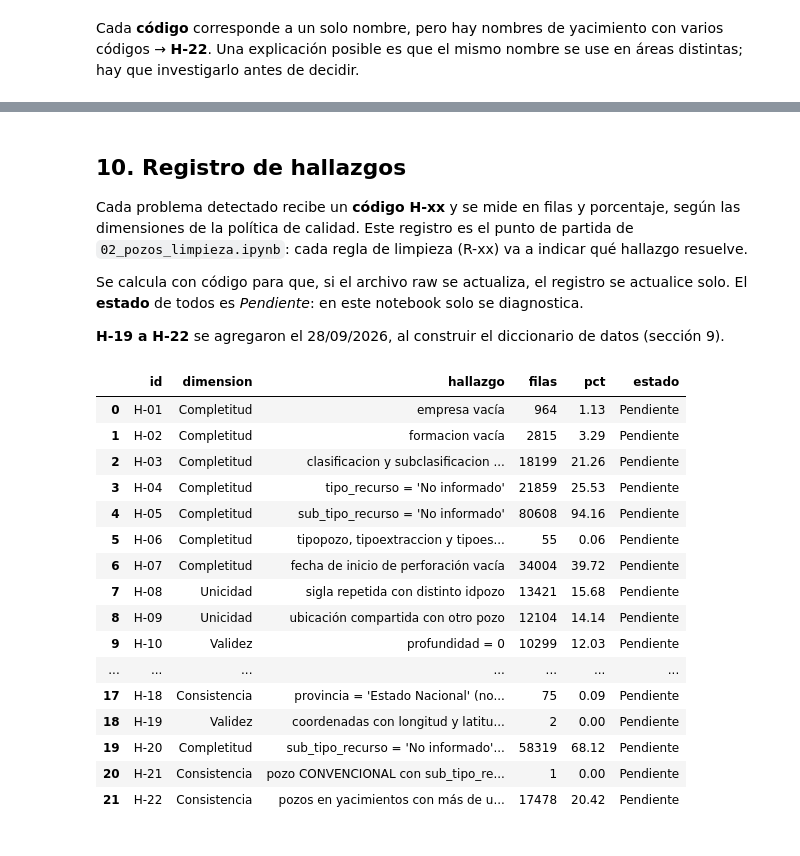
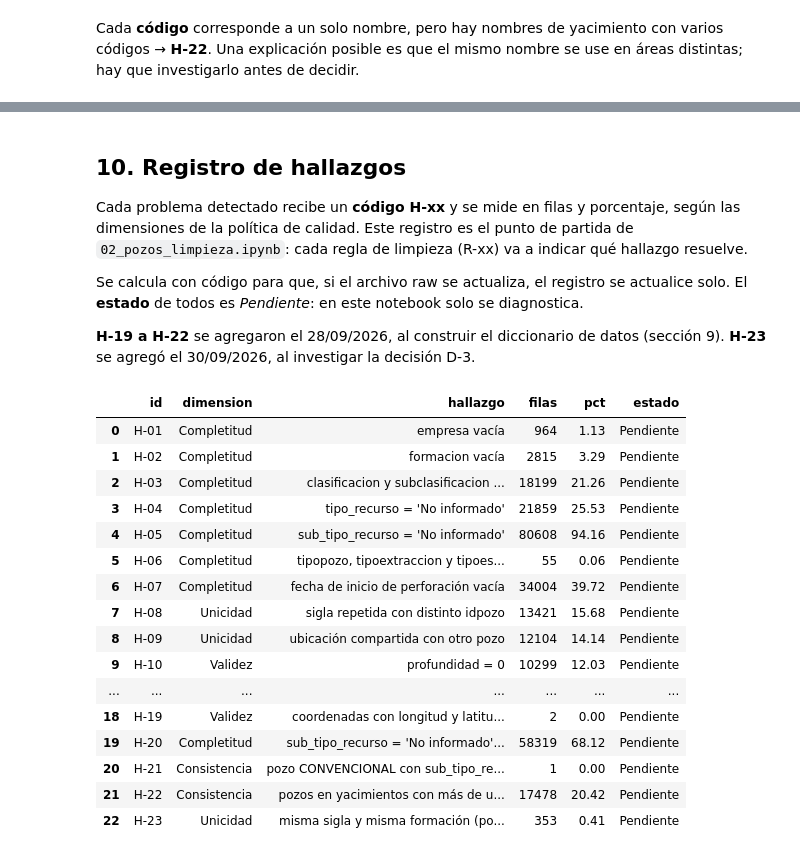
Before and after one commit to ncyanzon/dg, a Jupyter notebook: notebooks/01_pozos_perfilado.ipynb, the cells around one changed output, grey strips where cells are left out. Saved outputs shown, nothing was run; the diff lists cells and outputs as text; code cells hidden in the pictures.

```diff
--- a/notebooks/01_pozos_perfilado.ipynb
+++ b/notebooks/01_pozos_perfilado.ipynb
@@ -434,0 +476,6 @@ Una explicación posible es que el mismo nombre se use en áreas distintas; hay
+# %%
+misma_sigla_y_formacion = df.duplicated(["sigla", "formacion"], keep=False)
+print("Filas con misma sigla y misma formación:", misma_sigla_y_formacion.sum(),
+      "| siglas:", df.loc[misma_sigla_y_formacion, "sigla"].nunique())
+
+df[misma_sigla_y_formacion].sort_values("sigla")[["idpozo", "sigla", "formacion", "empresa", "tipoestado"]].head(6)
@@ -442,6 +498,7 @@ Se calcula con código para que, si el archivo raw se actualiza, el registro se
 El **estado** de todos es *Pendiente*: en este notebook solo se diagnostica.
 
 **H-19 a H-22** se agregaron el 28/09/2026, al construir el diccionario de datos (sección 9).
+**H-23** se agregó el 30/09/2026, al investigar la decisión D-3.
 # %%
 total = len(df)
 codigos_repetidos = areas_con_varios_codigos[areas_con_varios_codigos > 1].index
@@ -463,38 +520,39 @@ hallazgos = [
     ("Validez", "fin de perforación antes del inicio",
      (fechas["adjiv_fecha_fin_perf"] < fechas["adjiv_fecha_inicio_perf"]).sum()),
     ("Validez", "fechas guardadas como texto (4 columnas)", total),
     ("Consistencia", "formacion en minúsculas (el resto de los textos en mayúsculas)", df["formacion"].str.islower().sum()),
     ("Consistencia", "pozos en áreas con más de un código de área", df["area"].isin(codigos_repetidos).sum()),
     ("Consistencia", "provincia = 'Estado Nacional' (no es una provincia)", (df["provincia"] == "Estado Nacional").sum()),
     ("Validez", "coordenadas con longitud y latitud invertidas", coordenadas_fuera.sum()),
     ("Completitud", "sub_tipo_recurso = 'No informado' en pozos CONVENCIONAL: significa 'no aplica' (corrige H-05)", subtipo_no_aplica.sum()),
     ("Consistencia", "pozo CONVENCIONAL con sub_tipo_recurso informado", convencional_con_subtipo.sum()),
     ("Consistencia", "pozos en yacimientos con más de un código", df["yacimiento"].isin(yacimientos_con_varios_codigos).sum()),
+    ("Unicidad", "misma sigla y misma formación (posible carga duplicada)", misma_sigla_y_formacion.sum()),
 ]
 
 registro_hallazgos = pd.DataFrame(hallazgos, columns=["dimension", "hallazgo", "filas"])
 registro_hallazgos.insert(0, "id", [f"H-{i:02d}" for i in range(1, len(hallazgos) + 1)])
 registro_hallazgos["pct"] = (registro_hallazgos["filas"] / total * 100).round(2)
 registro_hallazgos["estado"] = "Pendiente"
 registro_hallazgos
 # %% [output]
 |  | id | dimension | hallazgo | filas | pct | estado |
 | 0 | H-01 | Completitud | empresa vacía | 964 | 1.13 | Pendiente |
 | 1 | H-02 | Completitud | formacion vacía | 2815 | 3.29 | Pendiente |
 | 2 | H-03 | Completitud | clasificacion y subclasificacion ... | 18199 | 21.26 | Pendiente |
 | 3 | H-04 | Completitud | tipo_recurso = 'No informado' | 21859 | 25.53 | Pendiente |
 | 4 | H-05 | Completitud | sub_tipo_recurso = 'No informado' | 80608 | 94.16 | Pendiente |
 | 5 | H-06 | Completitud | tipopozo, tipoextraccion y tipoes... | 55 | 0.06 | Pendiente |
 | 6 | H-07 | Completitud | fecha de inicio de perforación vacía | 34004 | 39.72 | Pendiente |
 | 7 | H-08 | Unicidad | sigla repetida con distinto idpozo | 13421 | 15.68 | Pendiente |
 | 8 | H-09 | Unicidad | ubicación compartida con otro pozo | 12104 | 14.14 | Pendiente |
 | 9 | H-10 | Validez | profundidad = 0 | 10299 | 12.03 | Pendiente |
 | ... | ... | ... | ... | ... | ... | ... |
-| 17 | H-18 | Consistencia | provincia = 'Estado Nacional' (no... | 75 | 0.09 | Pendiente |
 | 18 | H-19 | Validez | coordenadas con longitud y latitu... | 2 | 0.00 | Pendiente |
 | 19 | H-20 | Completitud | sub_tipo_recurso = 'No informado'... | 58319 | 68.12 | Pendiente |
 | 20 | H-21 | Consistencia | pozo CONVENCIONAL con sub_tipo_re... | 1 | 0.00 | Pendiente |
 | 21 | H-22 | Consistencia | pozos en yacimientos con más de u... | 17478 | 20.42 | Pendiente |
+| 22 | H-23 | Unicidad | misma sigla y misma formación (po... | 353 | 0.41 | Pendiente |
 # %% [markdown]
 ## 11. Conclusiones y decisiones pendientes
 
```
Also changed, not shown: parts of 8 cells of this notebook, 2 other files.
